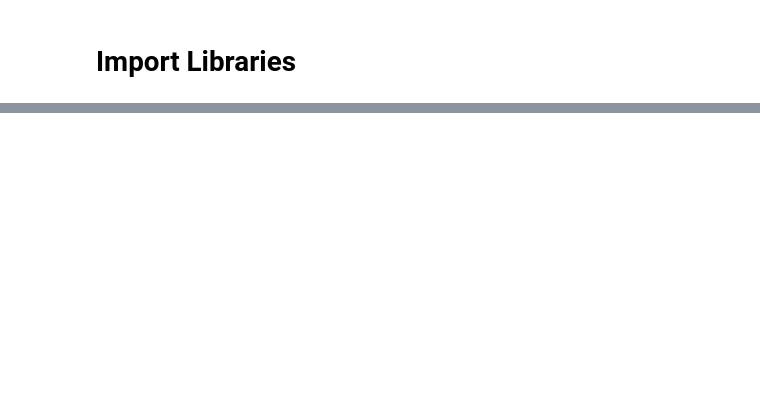
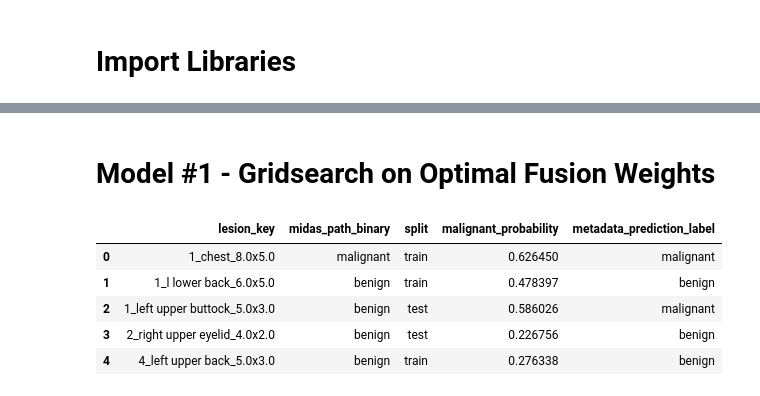
Before and after one commit to umich-mads-capstone/mra_midas_skin_cancer_ml, a Jupyter notebook: notebooks/99_perform_late_fusion.ipynb, the cells around one changed output, grey strips where cells are left out. Cells and saved outputs as stored; diff of their text form; code cells hidden in the pictures; blank space fills up the shorter version.

```diff
--- a/notebooks/99_perform_late_fusion.ipynb
+++ b/notebooks/99_perform_late_fusion.ipynb
@@ -50,0 +121,14 @@ Displaying dscope split:
+# %% [markdown]
+# Model \#1 \- Gridsearch on Optimal Fusion Weights
+# %%
+# Load the metadata predictions
+
+metadata_pred_df = load_pred_file()
+metadata_pred_df.head()
+# %% [output]
+|  | lesion_key | midas_path_binary | split | malignant_probability | metadata_prediction_label |
+| 0 | 1_chest_8.0x5.0 | malignant | train | 0.626450 | malignant |
+| 1 | 1_l lower back_6.0x5.0 | benign | train | 0.478397 | benign |
+| 2 | 1_left upper buttock_5.0x3.0 | benign | test | 0.586026 | malignant |
+| 3 | 2_right upper eyelid_4.0x2.0 | benign | test | 0.226756 | benign |
+| 4 | 4_left upper back_5.0x3.0 | benign | train | 0.276338 | benign |
```
Also changed, not shown: parts of 15 cells of this notebook, 1 other file.
